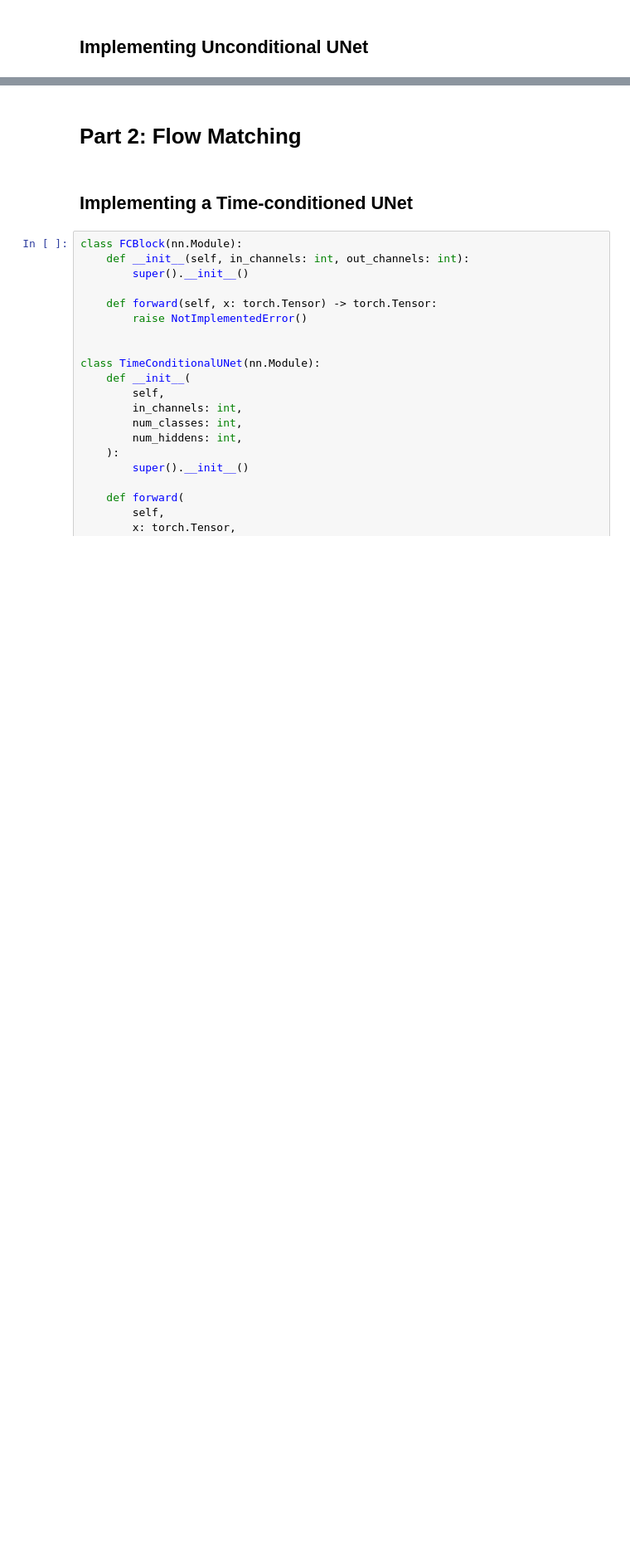
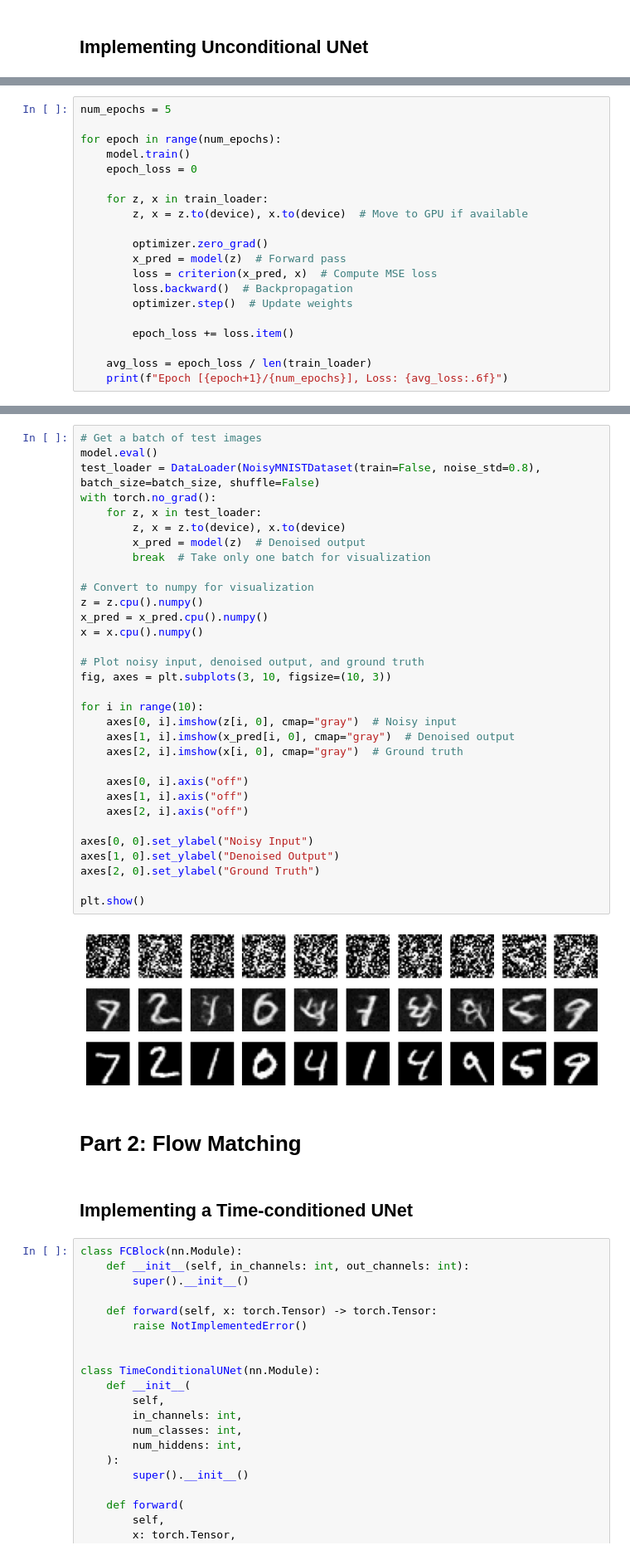
Before and after one commit to LIYunzhe1408/Flow-Matching, a Jupyter notebook: cs180_proj5b_flowmatching_starter.ipynb, the cells around one changed output, grey strips where cells are left out. Shown at 83% size. Cells and saved outputs as stored; diff of their text form; blank space fills up the shorter version.

```diff
--- a/cs180_proj5b_flowmatching_starter.ipynb
+++ b/cs180_proj5b_flowmatching_starter.ipynb
@@ -164,0 +238,20 @@ RuntimeError: Sizes of tensors must match except in dimension 1. Expected size 9
+# %%
+num_epochs = 5
+
+for epoch in range(num_epochs):
+    model.train()
+    epoch_loss = 0
+
+    for z, x in train_loader:
+        z, x = z.to(device), x.to(device)  # Move to GPU if available
+
+        optimizer.zero_grad()
+        x_pred = model(z)  # Forward pass
+        loss = criterion(x_pred, x)  # Compute MSE loss
+        loss.backward()  # Backpropagation
+        optimizer.step()  # Update weights
+
+        epoch_loss += loss.item()
+
+    avg_loss = epoch_loss / len(train_loader)
+    print(f"Epoch [{epoch+1}/{num_epochs}], Loss: {avg_loss:.6f}")
@@ -165,3 +264,37 @@ RuntimeError: Sizes of tensors must match except in dimension 1. Expected size 9
+# %%
+# Get a batch of test images
+model.eval()
+test_loader = DataLoader(NoisyMNISTDataset(train=False, noise_std=0.8), batch_size=batch_size, shuffle=False)
+with torch.no_grad():
+    for z, x in test_loader:
+        z, x = z.to(device), x.to(device)
+        x_pred = model(z)  # Denoised output
+        break  # Take only one batch for visualization
+
+# Convert to numpy for visualization
+z = z.cpu().numpy()
+x_pred = x_pred.cpu().numpy()
+x = x.cpu().numpy()
+
+# Plot noisy input, denoised output, and ground truth
+fig, axes = plt.subplots(3, 10, figsize=(10, 3))
+
+for i in range(10):
+    axes[0, i].imshow(z[i, 0], cmap="gray")  # Noisy input
+    axes[1, i].imshow(x_pred[i, 0], cmap="gray")  # Denoised output
+    axes[2, i].imshow(x[i, 0], cmap="gray")  # Ground truth
+
+    axes[0, i].axis("off")
+    axes[1, i].axis("off")
+    axes[2, i].axis("off")
+
+axes[0, 0].set_ylabel("Noisy Input")
+axes[1, 0].set_ylabel("Denoised Output")
+axes[2, 0].set_ylabel("Ground Truth")
+
+plt.show()
+# %% [output]
+[figure, added]
 # %% [markdown]
 # Part 2: Flow Matching
 # %% [markdown]
```
Also changed, not shown: parts of 7 cells of this notebook.
